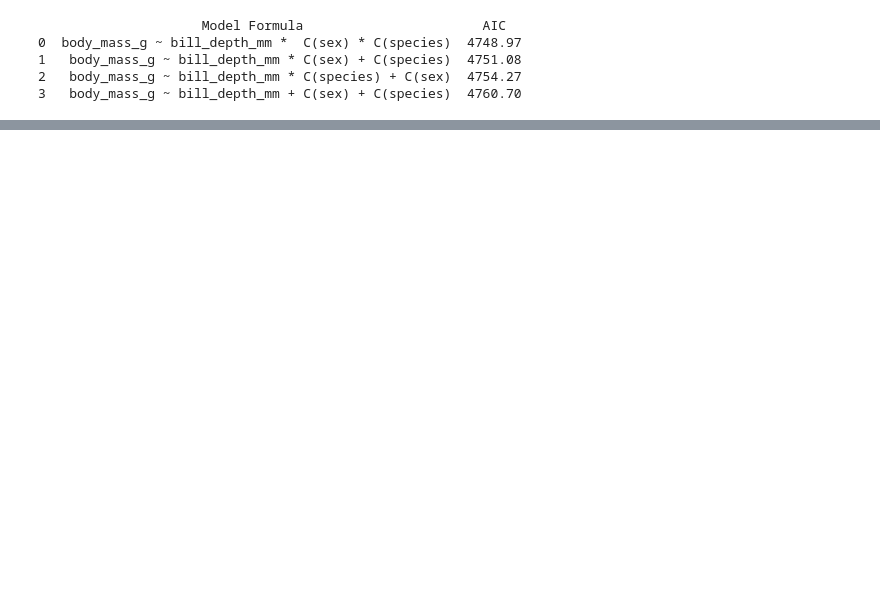
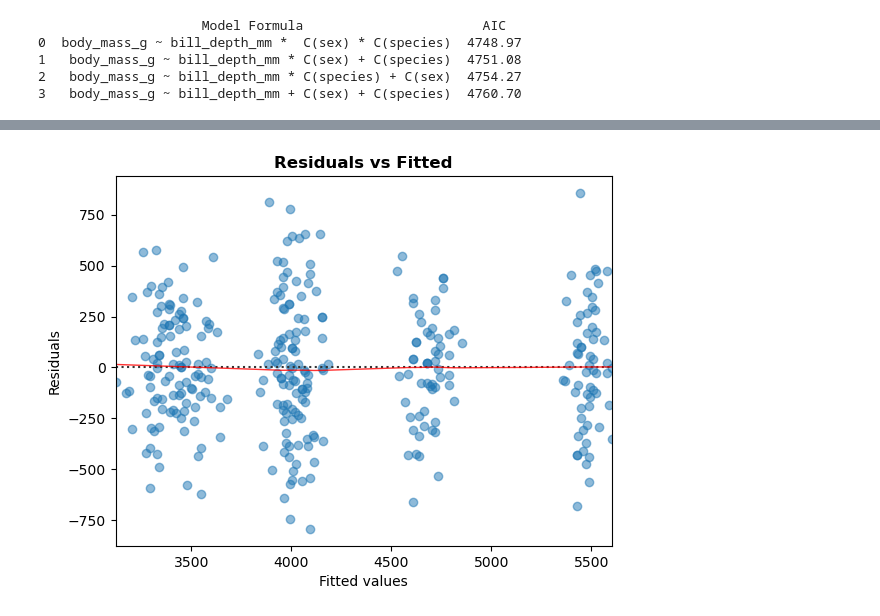
Before and after one commit to gfmg/PoDA, a Jupyter notebook: penguins.ipynb, the cells around one changed output, grey strips where cells are left out. Cells and saved outputs as stored; diff of their text form; code cells hidden in the pictures; blank space fills up the shorter version.

```diff
--- a/penguins.ipynb
+++ b/penguins.ipynb
@@ -162,0 +233,13 @@ Notes:
+# %%
+fittedvalues=penguin_models[1].fittedvalues
+residuals=penguin_models[1].resid
+
+rf=sns.residplot(x=fittedvalues, y=residuals, lowess=True, scatter_kws={'alpha': 0.5},
+            line_kws={'color': 'red', 'lw': 1, 'alpha': 0.8},)
+
+rf.set_title('Residuals vs Fitted', fontweight="bold")
+rf.set_xlabel('Fitted values')
+rf.set_ylabel('Residuals')
+plt.show()
+# %% [output]
+[figure, added]
```
Also changed, not shown: parts of 28 cells of this notebook.
